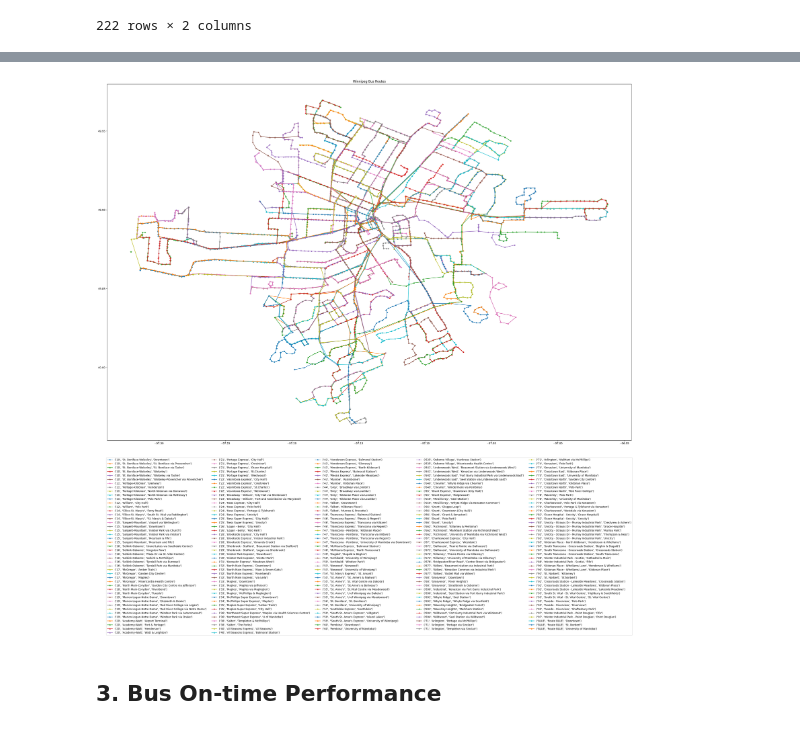
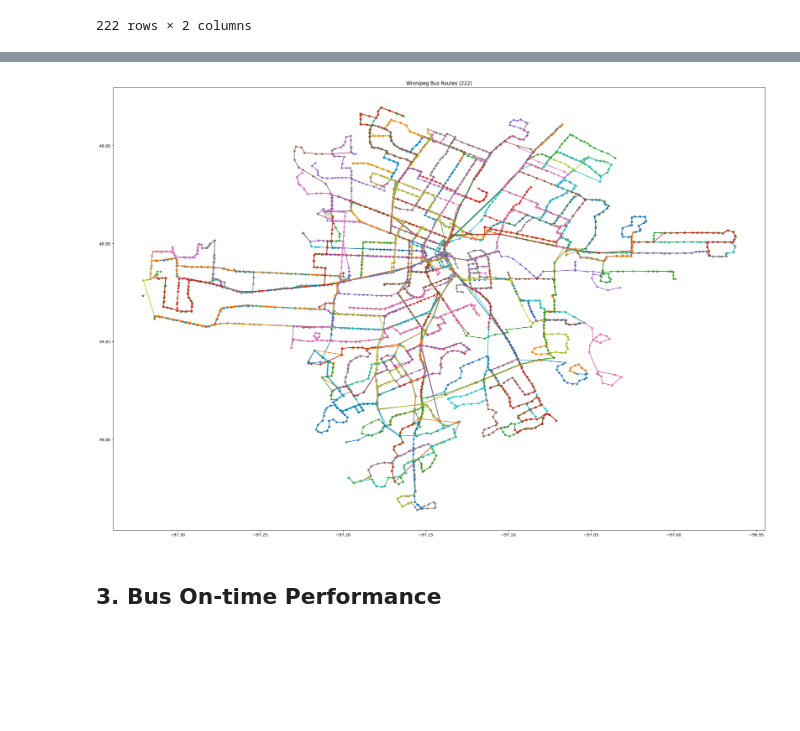
Before and after one commit to tranndt/ml-comp4710-WPGTransitOTP, a Jupyter notebook: res/0_data_visualization.ipynb, the cells around one changed output, grey strips where cells are left out. Cells and saved outputs as stored; diff of their text form; code cells hidden in the pictures; blank space fills up the shorter version.

```diff
--- a/res/0_data_visualization.ipynb
+++ b/res/0_data_visualization.ipynb
@@ -291,15 +293,15 @@ plt.show()
 # %%
-SIZE = 100
+SIZE = 80
 lg,lt = DF_STOP_NUMBER[["Long","Lat"]].max() - DF_STOP_NUMBER[["Long","Lat"]].min()
 plt.figure(figsize=(SIZE*lg,(SIZE*1.2)*lt))
 for route,seq in zip(DF_RT_SEQ["Route"],DF_RT_SEQ["Stop Sequence"]):
         coords_i = DF_STOP_NUMBER.loc[pd.Index(seq)]
         plt.plot(coords_i['Long'],coords_i['Lat'],'-*',label=route)
-plt.legend(loc='lower center', bbox_to_anchor=(0.5, -0.55), ncol=5, fancybox=True, shadow=False)
-plt.title("Winnipeg Bus Routes")
+# plt.legend(loc='lower center', bbox_to_anchor=(0.5, -0.55), ncol=5, fancybox=True, shadow=False)
+plt.title(f"Winnipeg Bus Routes ({len(DF_RT_SEQ)})")
 plt.show()
 # %% [output]
-[figure, old version]
+[figure, new version]
 # %% [markdown]
 ## 3. Bus On-time Performance
 # %%
```
Also changed, not shown: parts of 5 cells of this notebook.
